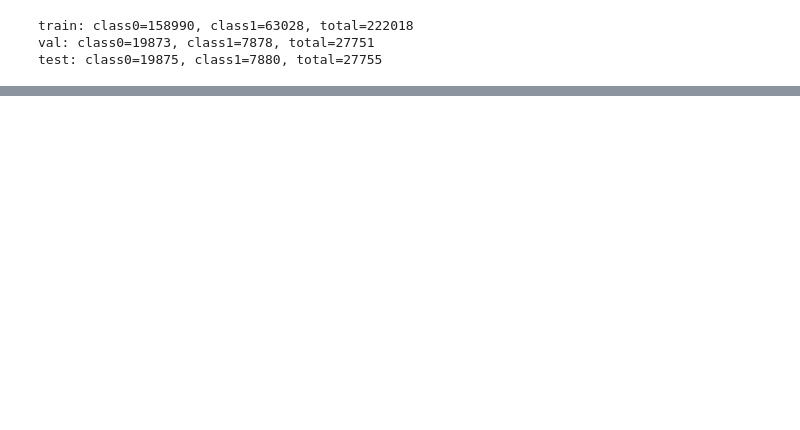
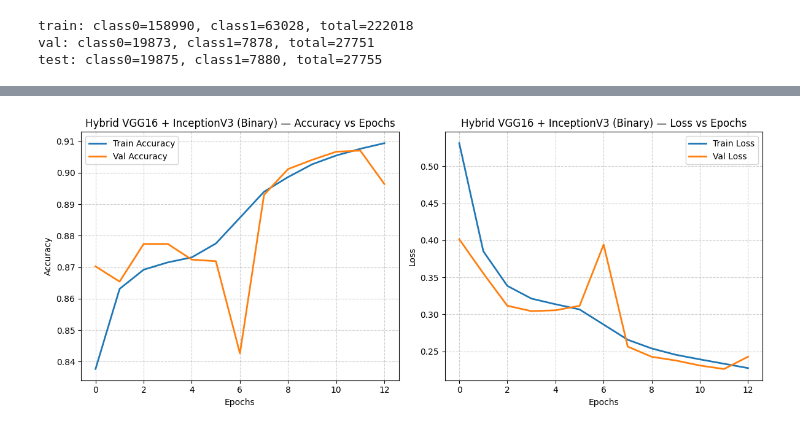
Before and after one commit to gsivajinayak/Breast-Cancer-Detection_IDC, a Jupyter notebook: IDC_BREAST_CANCER.ipynb, the cells around one changed output, grey strips where cells are left out. Drawn from its saved outputs; the diff is of its cells as text; code cells hidden in the pictures; blank space fills up the shorter version.

```diff
--- a/IDC_BREAST_CANCER.ipynb
+++ b/IDC_BREAST_CANCER.ipynb
@@ -687,0 +1046,39 @@ print(f"✅ ROC-AUC Score: {roc_auc:.4f}")
+# %%
+import matplotlib.pyplot as plt
+
+# ---------- Merge both stage histories ----------
+def merge_histories(hist1, hist2):
+    history = {}
+    for k in hist1.history.keys():
+        history[k] = hist1.history[k] + hist2.history[k]
+    return history
+
+full_history = merge_histories(history_top, history_ft)
+
+# ---------- Plot Accuracy & Loss ----------
+plt.figure(figsize=(12,5))
+
+# Accuracy plot
+plt.subplot(1,2,1)
+plt.plot(full_history['accuracy'], label='Train Accuracy', linewidth=2)
+plt.plot(full_history['val_accuracy'], label='Val Accuracy', linewidth=2)
+plt.title('Hybrid VGG16 + InceptionV3 (Binary) — Accuracy vs Epochs')
+plt.xlabel('Epochs')
+plt.ylabel('Accuracy')
+plt.legend()
+plt.grid(True, linestyle='--', alpha=0.6)
+
+# Loss plot
+plt.subplot(1,2,2)
+plt.plot(full_history['loss'], label='Train Loss', linewidth=2)
+plt.plot(full_history['val_loss'], label='Val Loss', linewidth=2)
+plt.title('Hybrid VGG16 + InceptionV3 (Binary) — Loss vs Epochs')
+plt.xlabel('Epochs')
+plt.ylabel('Loss')
+plt.legend()
+plt.grid(True, linestyle='--', alpha=0.6)
+
+plt.tight_layout()
+plt.show()
+# %% [output]
+[figure, added]
```
Also changed, not shown: parts of 14 cells of this notebook.
